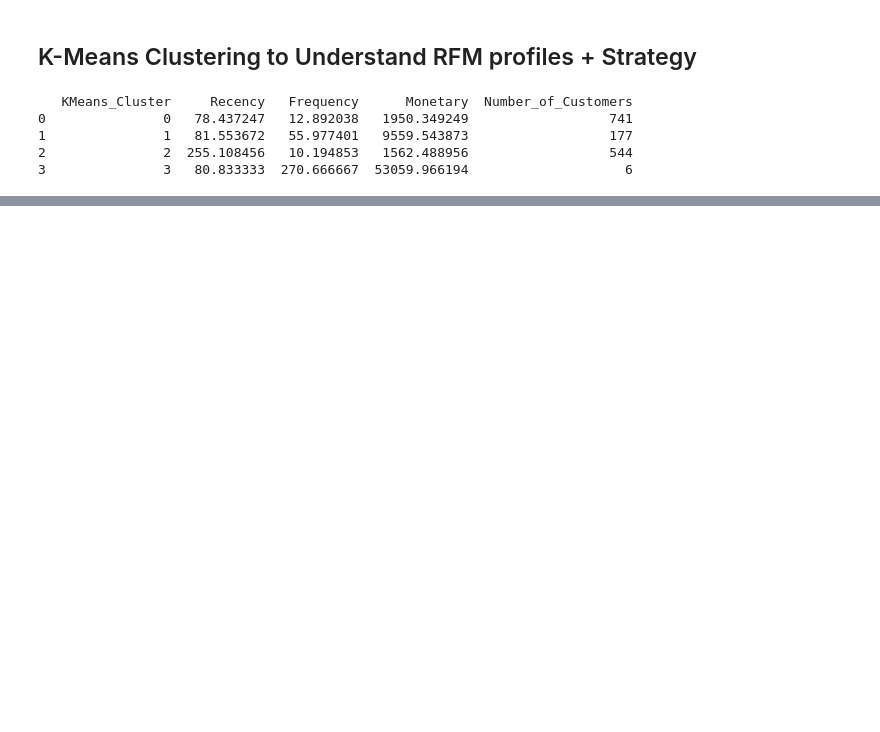
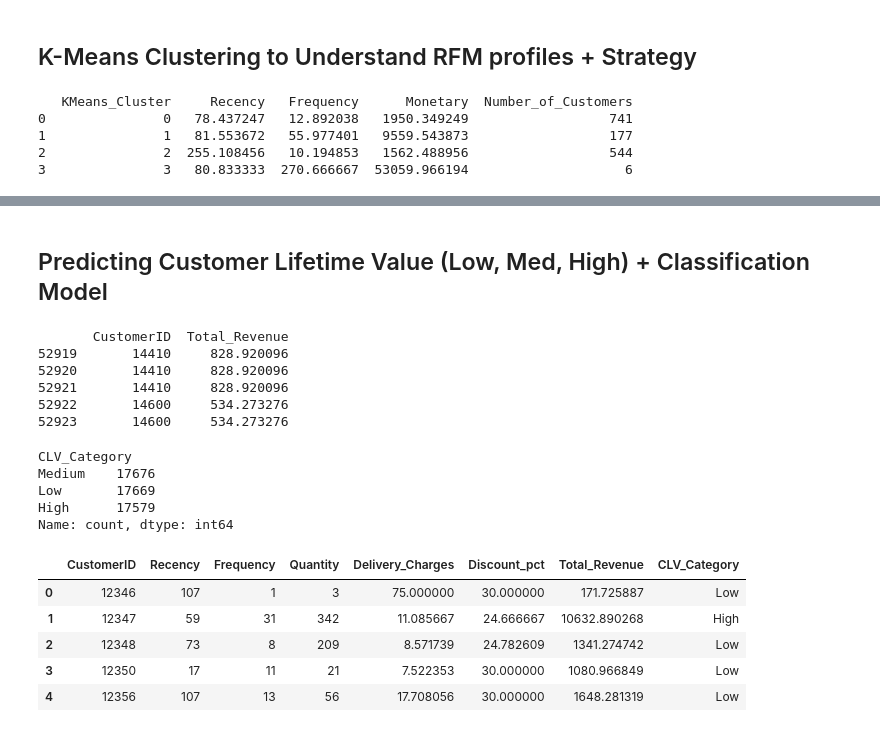
Before and after one commit to moraditya/finding-marketing-insights-Amazon, a Jupyter notebook: models/rfm-kmeans-clustering-clv-rf-classification.ipynb, the cells around one changed output, grey strips where cells are left out. Saved outputs shown, nothing was run; the diff lists cells and outputs as text; code cells hidden in the pictures; blank space fills up the shorter version.

```diff
--- a/models/rfm-kmeans-clustering-clv-rf-classification.ipynb
+++ b/models/rfm-kmeans-clustering-clv-rf-classification.ipynb
@@ -75,0 +113,67 @@ rfm.head()
+# %% [markdown]
+## Predicting Customer Lifetime Value (Low, Med, High) + Classification Model
+# %%
+# calculate total revenue for each customer by summing their invoice values
+customer_revenue = sales_full_merged.groupby('CustomerID')['Invoice_Value'].sum().reset_index()
+
+# rename the column for clarity
+customer_revenue.rename(columns={'Invoice_Value': 'Total_Revenue'}, inplace=True)
+
+# merge the customer revenue back into the merged dataset
+sales_full_merged = pd.merge(sales_full_merged, customer_revenue, on='CustomerID', how='left')
+
+# check the data
+print(sales_full_merged[['CustomerID', 'Total_Revenue']].tail())
+# %% [output]
+       CustomerID  Total_Revenue
+52919       14410     828.920096
+52920       14410     828.920096
+52921       14410     828.920096
+52922       14600     534.273276
+52923       14600     534.273276
+# %%
+# define CLV dependent variable categories (Low, Medium, High) based on Total_Revenue using quantiles
+sales_full_merged['CLV_Category'] = pd.qcut(sales_full_merged['Total_Revenue'], q=3, labels=['Low', 'Medium', 'High'])
+
+# check the distribution of CLV categories
+print(sales_full_merged['CLV_Category'].value_counts())
+# %% [output]
+CLV_Category
+Medium    17676
+Low       17669
+High      17579
+Name: count, dtype: int64
+# %%
+# transaction_date is in str format - convert to datetime
+sales_full_merged['Transaction_Date'] = pd.to_datetime(sales_full_merged['Transaction_Date'])
+# %%
+# recalculate recency and frequency and add them to the sales_full_merged df so they can be used as features for classification
+
+# recalculate Recency
+latest_transaction_date = sales_full_merged['Transaction_Date'].max()
+sales_full_merged['Recency'] = sales_full_merged.groupby('CustomerID')['Transaction_Date'].transform(lambda x: (latest_transaction_date - x.max()).days)
+
+# recalculate Frequency
+sales_full_merged['Frequency'] = sales_full_merged.groupby('CustomerID')['Transaction_ID'].transform('nunique')
+
+# aggregate features like Quantity, Delivery_Charges, Discount_pct at the customer level
+customer_features = sales_full_merged.groupby('CustomerID').agg({
+    'Recency': 'max',           # most recent transaction date per customer
+    'Frequency': 'max',         # total transactions per customer
+    'Quantity': 'sum',          # total quantity of products purchased
+    'Delivery_Charges': 'mean', # average delivery charges paid by the customer
+    'Discount_pct': 'mean',     # average discount percentage received by the customer
+}).reset_index()
+
+# merge the features
+customer_features = pd.merge(customer_features, sales_full_merged[['CustomerID', 'Total_Revenue', 'CLV_Category']].drop_duplicates(), on='CustomerID')
+
+# check the first few rows
+customer_features.head()
+# %% [output]
+|  | CustomerID | Recency | Frequency | Quantity | Delivery_Charges | Discount_pct | Total_Revenue | CLV_Category |
+| 0 | 12346 | 107 | 1 | 3 | 75.000000 | 30.000000 | 171.725887 | Low |
+| 1 | 12347 | 59 | 31 | 342 | 11.085667 | 24.666667 | 10632.890268 | High |
+| 2 | 12348 | 73 | 8 | 209 | 8.571739 | 24.782609 | 1341.274742 | Low |
+| 3 | 12350 | 17 | 11 | 21 | 7.522353 | 30.000000 | 1080.966849 | Low |
+| 4 | 12356 | 107 | 13 | 56 | 17.708056 | 30.000000 | 1648.281319 | Low |
```
Also changed, not shown: parts of 1 cell of this notebook.
